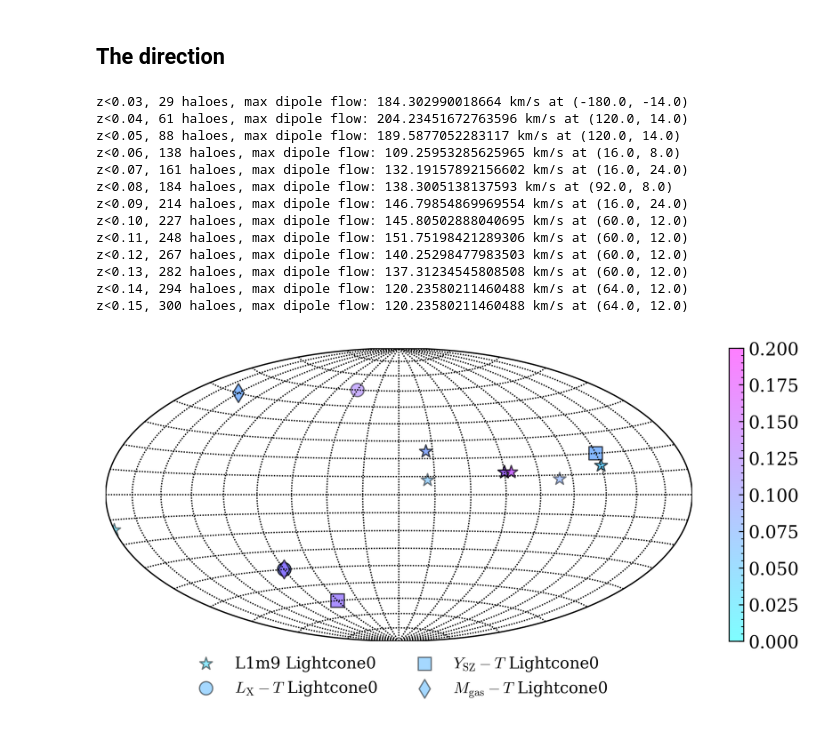
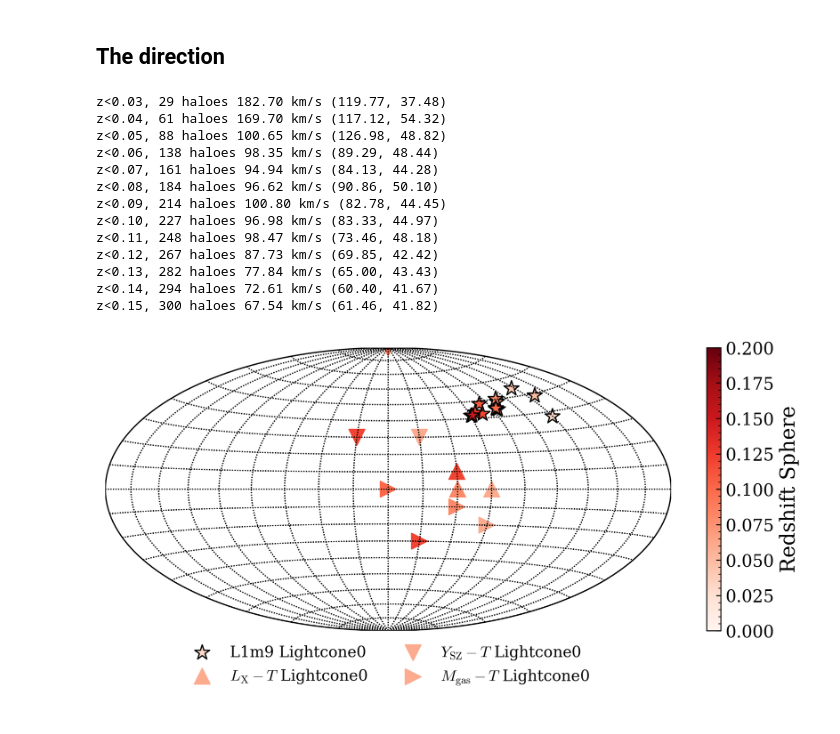
Before and after one commit to YujieH3/anisotropy-flamingo, a Jupyter notebook: notebooks/28true_bulk_flow_map.ipynb, the cells around one changed output. Saved outputs shown, nothing was run; the diff lists cells and outputs as text; code cells hidden in the pictures.

```diff
--- a/notebooks/28true_bulk_flow_map.ipynb
+++ b/notebooks/28true_bulk_flow_map.ipynb
@@ -287,7 +283,7 @@ def find_max_dipole_flow(Glon, Glat, los_v_map, count_map):
 
     return max_ubf_dp, max_bf_lon, max_bf_lat
 # %%
-def true_bulk_flow_z(data, method='max_dipole', cone_size=45, n_clusters=313):
+def true_bulk_flow_z(data, method='cluster_average', cone_size=45, n_clusters=313):
     """
     A haphazard function to calculate the bulk flow ubf, vlon, vlat as a function of redshift.
     """
@@ -319,7 +315,19 @@ def true_bulk_flow_z(data, method='max_dipole', cone_size=45, n_clusters=313):
             ubf, vlon, vlat = find_max_dipole_flow(Glon, Glat, los_v_map, count_map)
             print(f"z<{zmax:.2f}, {np.sum(zmask)} haloes, max dipole flow: {ubf} km/s at ({vlon}, {vlat})")
         elif method=='cluster_average':
-            raise Exception('Not implemented yet')
+            # Peculiar los velocity
+            vx = np.array(data['Vx'])                 # velocities in km/s
+            vy = np.array(data['Vy'])
+            vz = np.array(data['Vz'])
+
+            v_vecs = np.column_stack([vx, vy, vz])
+
+            # Mask and sum
+            bulk_v = np.sum(v_vecs[zmask,:], axis=0)/np.sum(zmask)
+            ubf, vlat, vlon = coord.cartesian_to_spherical(bulk_v[0], bulk_v[1], bulk_v[2]) # r, lat, lon
+            vlon = vlon.to('deg').value
+            vlat = vlat.to('deg').value
+            print(f"z<{zmax:.2f}, {np.sum(zmask)} haloes {ubf:.2f} km/s ({vlon:.2f}, {vlat:.2f})")
 
         # Save the maximum dipole flow
         ubfs.append(ubf)
@@ -411,10 +400,11 @@ i = 0
 
 # Calculate and plot the bulk flow for the first lightcone
 data = pd.read_csv(f'../data/samples_in_lightcone{i}_with_trees_duplicate_excision.csv')
-zmaxs, ubfs, vlons, vlats = true_bulk_flow_z(data) # ubf_z returns a list
-zmaxs = np.array(zmaxs)
+for method in ['cluster_average']:
+    zmaxs, ubfs, vlons, vlats = true_bulk_flow_z(data, method) # ubf_z returns a list
+    zmaxs = np.array(zmaxs)
 
-ax.plot(zmaxs, ubfs, marker='o', label=f'L1m9 Lightcone{i}')
+    ax.plot(zmaxs, ubfs, marker='o', label=f'{method}')
 
 
 
@@ -424,7 +414,7 @@ for relation, label in zip(['LX-T', 'YSZ-T', 'M-T'], ['$L_\\mathrm{{X}}-T$', '$Y
     zmax = df['zmax'].loc[df['scaling_relation']==relation] # Do LX-T for now
     ubfs = df['ubf'].loc[df['scaling_relation']==relation]
     zmaxs = np.array(zmax)
-    ax.plot(zmaxs, ubfs, marker='o', label=f'{label} Lightcone{i}')
+    ax.plot(zmaxs, ubfs, marker='o', label=f'{label}')
 
 
 
@@ -550,55 +540,55 @@ m = Basemap(projection='hammer', lon_0=0)
 data = pd.read_csv(f'../data/samples_in_lightcone{i}_with_trees_duplicate_excision.csv')
 zmaxs, ubfs, vlons, vlats = true_bulk_flow_z(data) # ubf_z returns a list
 m.scatter(vlons, vlats, marker='*', c=zmaxs, label=f'L1m9 Lightcone{i}',
-            latlon=True, cmap='cool', alpha=0.5, vmin=0, vmax=0.2,
-            edgecolors='black', s=100)
+            latlon=True, cmap='Reds', vmin=0, vmax=0.2,
+            edgecolors='black', s=150)
 # m.plot(vlons, vlats, latlon=True, zorder=-1, alpha=0.5)
 
 
 
 # Plot the modeled bulk flow
-markers = ['o', 's', 'd']
+markers = ['^','v','>']
 j = 0 # marker index
 df = pd.read_csv(f'../data/fits/bulk_flow_lightcone{i}.csv')
 for relation, label in zip(['LX-T', 'YSZ-T', 'M-T'], ['$L_\\mathrm{{X}}-T$', '$Y_\\mathrm{{SZ}}-T$', '$M_\\mathrm{{gas}}-T$']):
     zmaxs = df['zmax'].loc[df['scaling_relation']==relation]
     vlons = df['lon'].loc[df['scaling_relation']==relation]
     vlats = df['lat'].loc[df['scaling_relation']==relation]
     vlons = np.array(vlons)
     vlats = np.array(vlats)
     vlons, vlats = cf.opposite_direction_arr(vlons, vlats)
     m.scatter(vlons, vlats, marker=markers[j], c=zmaxs,
-                label=f'{label} Lightcone{i}', latlon=True, cmap='cool',
-                alpha=0.5, vmin=0, vmax=0.2, edgecolors='black', s=100)
+                label=f'{label} Lightcone{i}', latlon=True, cmap='Reds',
+                vmin=0, vmax=0.2, s=150)
     # m.plot(vlons, vlats, latlon=True, zorder=-1, alpha=0.5)
 
     # Add a marker index
     j += 1
 
 
 m.drawparallels(np.arange(-90,90,10.))
 m.drawmeridians(np.arange(-180,180,20.))
 
 # ax.set_xlabel('Longitude')
 # ax.set_ylabel('Latitude')
 ax.legend(loc='lower center', shadow=True, ncol=2, bbox_to_anchor=(0.5, -0.25))
-plt.colorbar()
+plt.colorbar(label='Redshift Sphere')
 plt.show()
 # %% [output]
-z<0.03, 29 haloes, max dipole flow: 184.302990018664 km/s at (-180.0, -14.0)
-z<0.04, 61 haloes, max dipole flow: 204.23451672763596 km/s at (120.0, 14.0)
-z<0.05, 88 haloes, max dipole flow: 189.5877052283117 km/s at (120.0, 14.0)
-z<0.06, 138 haloes, max dipole flow: 109.25953285625965 km/s at (16.0, 8.0)
-z<0.07, 161 haloes, max dipole flow: 132.19157892156602 km/s at (16.0, 24.0)
-z<0.08, 184 haloes, max dipole flow: 138.3005138137593 km/s at (92.0, 8.0)
-z<0.09, 214 haloes, max dipole flow: 146.79854869969554 km/s at (16.0, 24.0)
-z<0.10, 227 haloes, max dipole flow: 145.80502888040695 km/s at (60.0, 12.0)
-z<0.11, 248 haloes, max dipole flow: 151.75198421289306 km/s at (60.0, 12.0)
-z<0.12, 267 haloes, max dipole flow: 140.25298477983503 km/s at (60.0, 12.0)
-z<0.13, 282 haloes, max dipole flow: 137.31234545808508 km/s at (60.0, 12.0)
-z<0.14, 294 haloes, max dipole flow: 120.23580211460488 km/s at (64.0, 12.0)
-z<0.15, 300 haloes, max dipole flow: 120.23580211460488 km/s at (64.0, 12.0)
+z<0.03, 29 haloes 182.70 km/s (119.77, 37.48)
+z<0.04, 61 haloes 169.70 km/s (117.12, 54.32)
+z<0.05, 88 haloes 100.65 km/s (126.98, 48.82)
+z<0.06, 138 haloes 98.35 km/s (89.29, 48.44)
+z<0.07, 161 haloes 94.94 km/s (84.13, 44.28)
+z<0.08, 184 haloes 96.62 km/s (90.86, 50.10)
+z<0.09, 214 haloes 100.80 km/s (82.78, 44.45)
+z<0.10, 227 haloes 96.98 km/s (83.33, 44.97)
+z<0.11, 248 haloes 98.47 km/s (73.46, 48.18)
+z<0.12, 267 haloes 87.73 km/s (69.85, 42.42)
+z<0.13, 282 haloes 77.84 km/s (65.00, 43.43)
+z<0.14, 294 haloes 72.61 km/s (60.40, 41.67)
+z<0.15, 300 haloes 67.54 km/s (61.46, 41.82)
-[figure, old version]
+[figure, new version]
 # %%
 import sys
 sys.path.append('../tools/')
```
Also changed, not shown: parts of 8 cells of this notebook, 6 other files.
